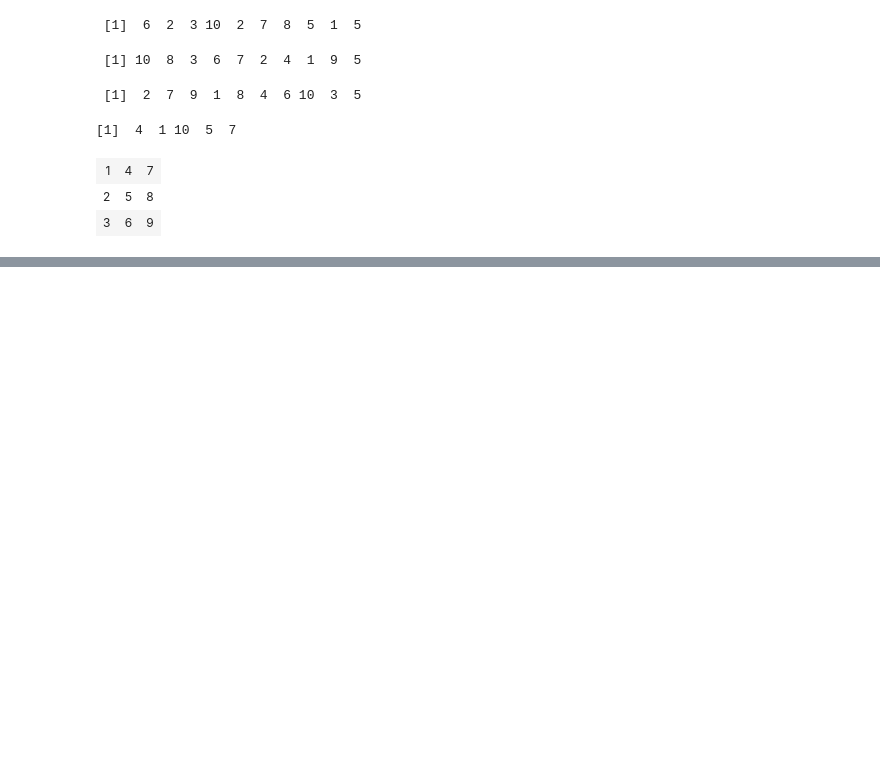
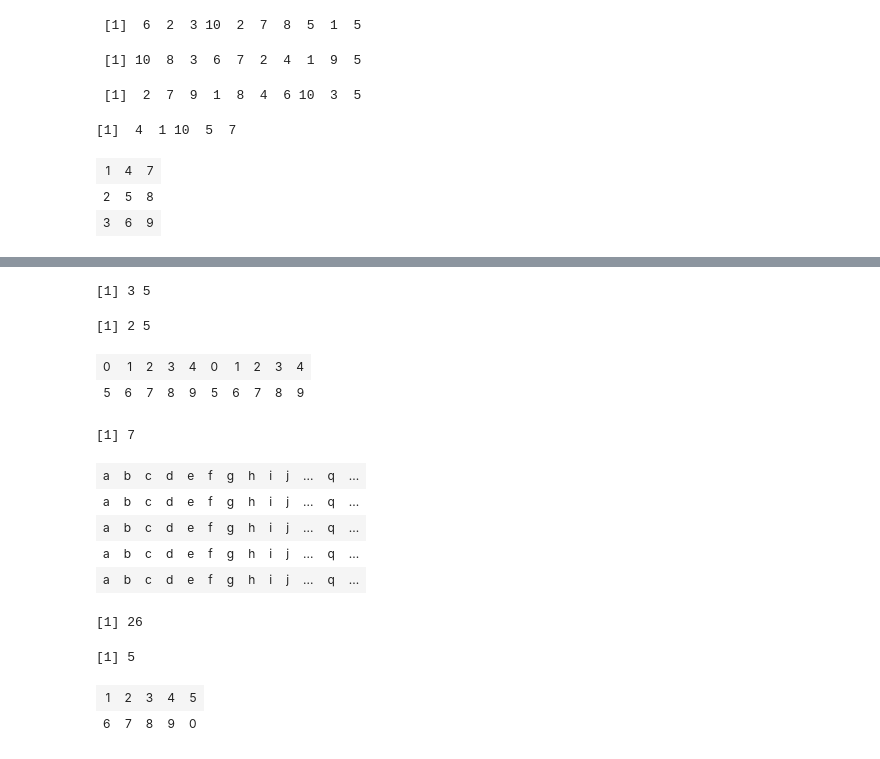
Before and after one commit to mlaai/Deep-Learning, a Jupyter notebook: Code/Projects/Data/RQuickReference.ipynb, the cells around one changed output, grey strips where cells are left out. Saved outputs shown, nothing was run; the diff lists cells and outputs as text; code cells hidden in the pictures; blank space fills up the shorter version.

```diff
--- a/Code/Projects/Data/RQuickReference.ipynb
+++ b/Code/Projects/Data/RQuickReference.ipynb
@@ -162,0 +194,37 @@ A
+# %%
+dim(Aaddrow)
+dim(A)
+# %% [output]
+[1] 3 5
+[1] 2 5
+# %%
+cbind(A,A)
+# %% [output]
+| 0 | 1 | 2 | 3 | 4 | 0 | 1 | 2 | 3 | 4 |
+| 5 | 6 | 7 | 8 | 9 | 5 | 6 | 7 | 8 | 9 |
+# %%
+Aaddrow[2,3]
+# %% [output]
+[1] 7
+# %%
+matlet <- matrix(letters, ncol=26, nrow=5, byrow=TRUE)
+matlet
+# %% [output]
+| a | b | c | d | e | f | g | h | i | j | ... | q | ... |
+| a | b | c | d | e | f | g | h | i | j | ... | q | ... |
+| a | b | c | d | e | f | g | h | i | j | ... | q | ... |
+| a | b | c | d | e | f | g | h | i | j | ... | q | ... |
+| a | b | c | d | e | f | g | h | i | j | ... | q | ... |
+# %%
+ncol(matlet)
+nrow(matlet)
+# %% [output]
+[1] 26
+[1] 5
+# %%
+A = c(1,2,3,4,5,6,7,8,9,0)
+mat <- matrix(A, nrow=2,byrow=TRUE)
+mat
+# %% [output]
+| 1 | 2 | 3 | 4 | 5 |
+| 6 | 7 | 8 | 9 | 0 |
```
Also changed, not shown: parts of 24 cells of this notebook.
